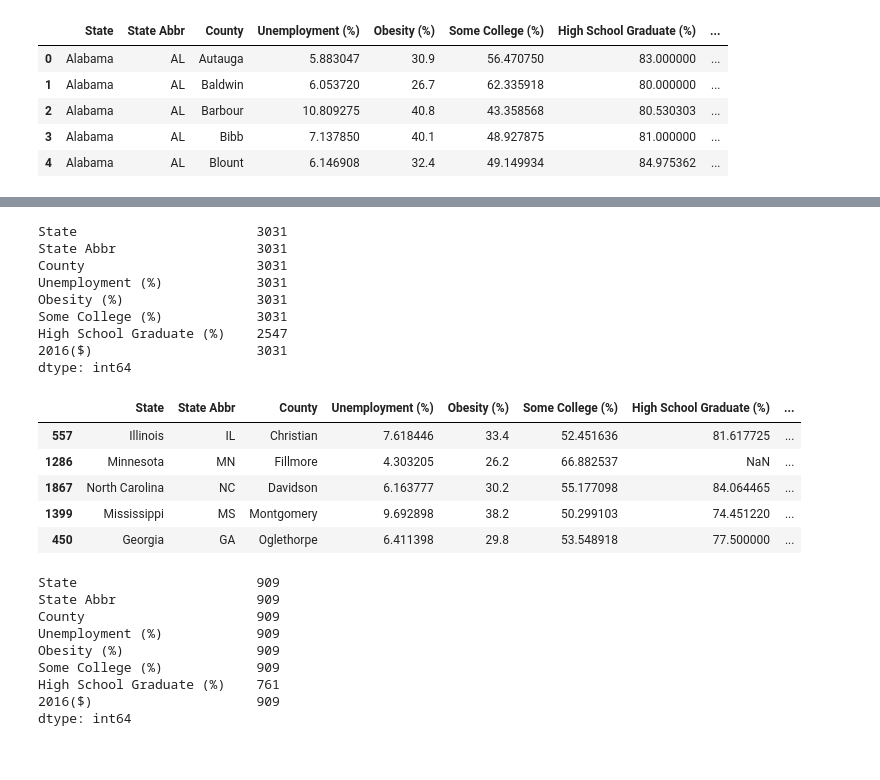
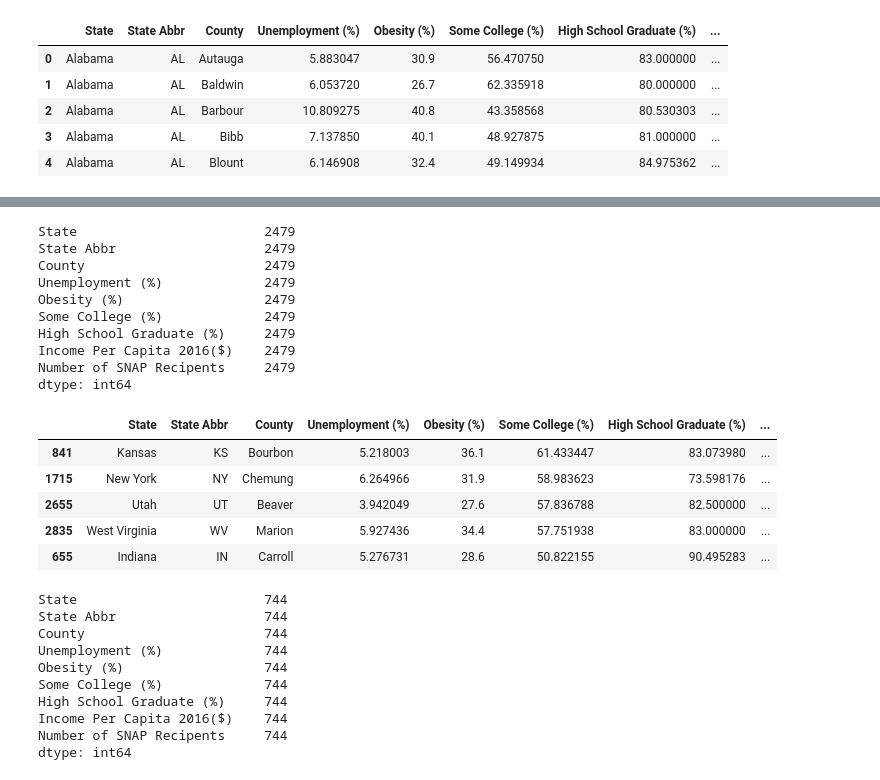
Before and after one commit to emilou1981/Group_Project_1, a Jupyter notebook: US County Obesity and Possible Linkages-Emily-Copy1.ipynb, the cells around one changed output, grey strips where cells are left out. Saved outputs shown, nothing was run; the diff lists cells and outputs as text; code cells hidden in the pictures.

```diff
--- a/US County Obesity and Possible Linkages-Emily-Copy1.ipynb
+++ b/US County Obesity and Possible Linkages-Emily-Copy1.ipynb
@@ -125,7 +125,7 @@ income_county=income_df["County"]
 rename_income_df= pd.DataFrame({"State": income_state_name,
                         "County": income_county,
 #                         "2015($)": year2015_data,
-                        "2016($)": year2016_data,
+                        "Income Per Capita 2016($)": year2016_data,
 #                         "2017($)": year2017_data,
                        })
 rename_income_df.head()
@@ -147,3 +147,9 @@ merge_states_info.head()
 | 2 | Alabama | AL | Barbour | 10.809275 | 40.8 | 43.358568 | 80.530303 | ... |
 | 3 | Alabama | AL | Bibb | 7.137850 | 40.1 | 48.927875 | 81.000000 | ... |
 | 4 | Alabama | AL | Blount | 6.146908 | 32.4 | 49.149934 | 84.975362 | ... |
+# %%
+reduced_SNAP_df = SNAP_df.loc[:, ["State Abbr", "County", "July 2016"]]
+reduced_SNAP_df.rename(columns={"July 2016": "Number of SNAP Recipents"}, inplace=True)
+reduced_SNAP_df = reduced_SNAP_df[reduced_SNAP_df["State Abbr"].astype(str) != "None"]
+
+reduced_SNAP_df.head()
@@ -149,0 +163,13 @@ merge_states_info.head()
+# %%
+reduced_SNAP_df['State Abbr'] = reduced_SNAP_df['State Abbr'].str.strip()
+reduced_SNAP_df['County'] = reduced_SNAP_df['County'].str.strip()
+merge_states_info['State Abbr'] = merge_states_info['State Abbr'].str.strip()
+merge_states_info['County'] = merge_states_info['County'].str.strip()
+all_merged_df = pd.merge(merge_states_info, reduced_SNAP_df,
+                         right_on = ["State Abbr","County"], left_on = ["State Abbr","County"])
+all_merged_df.head()
+# for x in merge_states_info['County'].astype('str'):
+#      print(f'"{x}"')
+
+# merge_states_info.dtypes
+# merge_states_info.loc[[0,1,2],:]
@@ -161,4 +195,4 @@ High School Graduate (%)    2547
 dtype: int64
 # %%
 #drop rows missing data
-merge_states_info.dropna()
+all_merged_df.dropna(inplace=True)
@@ -184,35 +199,37 @@ merge_states_info.dropna()
 # %%
-merge_states_info.count()
+all_merged_df.count()
 # %% [output]
-State                       3031
-State Abbr                  3031
-County                      3031
-Unemployment (%)            3031
-Obesity (%)                 3031
-Some College (%)            3031
-High School Graduate (%)    2547
-2016($)                     3031
+State                        2479
+State Abbr                   2479
+County                       2479
+Unemployment (%)             2479
+Obesity (%)                  2479
+Some College (%)             2479
+High School Graduate (%)     2479
+Income Per Capita 2016($)    2479
+Number of SNAP Recipents     2479
 dtype: int64
 # %%
 #Get sample of 30% of population
-sample = merge_states_info.sample(frac =.30)
+sample = all_merged_df.sample(frac =.30)
 sample.head()
 # %% [output]
 |  | State | State Abbr | County | Unemployment (%) | Obesity (%) | Some College (%) | High School Graduate (%) | ... |
-| 557 | Illinois | IL | Christian | 7.618446 | 33.4 | 52.451636 | 81.617725 | ... |
-| 1286 | Minnesota | MN | Fillmore | 4.303205 | 26.2 | 66.882537 | NaN | ... |
-| 1867 | North Carolina | NC | Davidson | 6.163777 | 30.2 | 55.177098 | 84.064465 | ... |
-| 1399 | Mississippi | MS | Montgomery | 9.692898 | 38.2 | 50.299103 | 74.451220 | ... |
-| 450 | Georgia | GA | Oglethorpe | 6.411398 | 29.8 | 53.548918 | 77.500000 | ... |
+| 841 | Kansas | KS | Bourbon | 5.218003 | 36.1 | 61.433447 | 83.073980 | ... |
+| 1715 | New York | NY | Chemung | 6.264966 | 31.9 | 58.983623 | 73.598176 | ... |
+| 2655 | Utah | UT | Beaver | 3.942049 | 27.6 | 57.836788 | 82.500000 | ... |
+| 2835 | West Virginia | WV | Marion | 5.927436 | 34.4 | 57.751938 | 83.000000 | ... |
+| 655 | Indiana | IN | Carroll | 5.276731 | 28.6 | 50.822155 | 90.495283 | ... |
 # %%
 sample.count()
 # %% [output]
-State                       909
-State Abbr                  909
-County                      909
-Unemployment (%)            909
-Obesity (%)                 909
-Some College (%)            909
-High School Graduate (%)    761
-2016($)                     909
+State                        744
+State Abbr                   744
+County                       744
+Unemployment (%)             744
+Obesity (%)                  744
+Some College (%)             744
+High School Graduate (%)     744
+Income Per Capita 2016($)    744
+Number of SNAP Recipents     744
 dtype: int64
```
Also changed, not shown: parts of 5 cells of this notebook, 2 other files.
